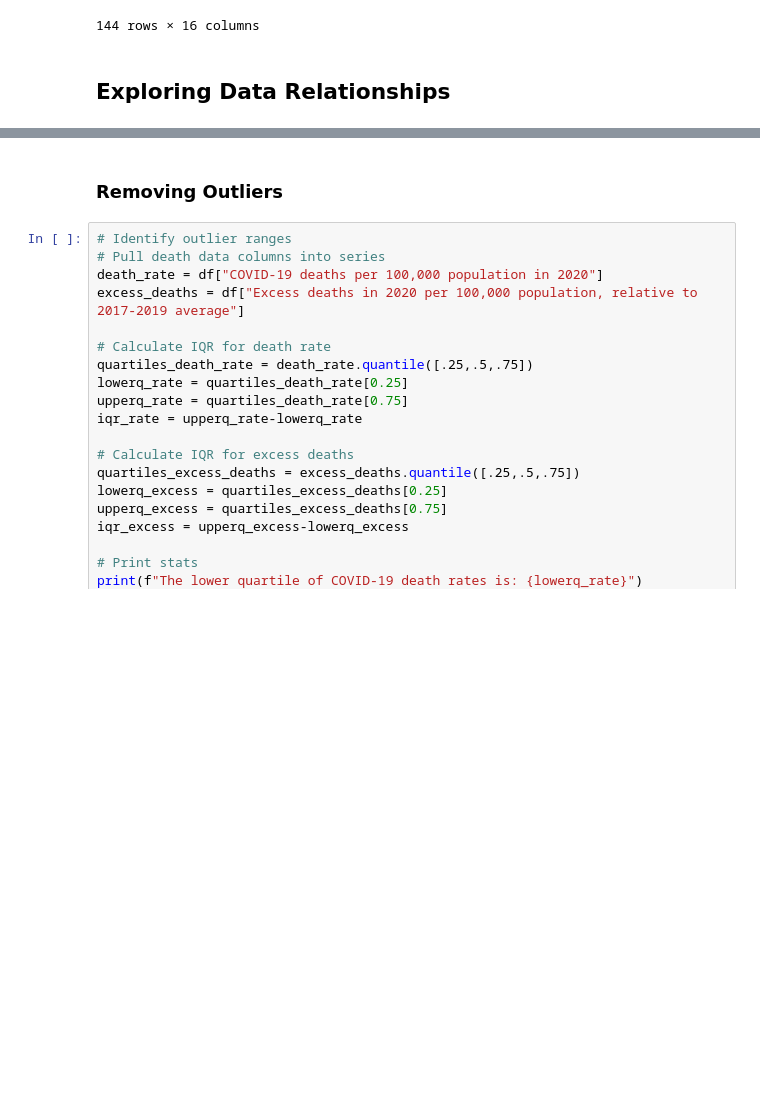
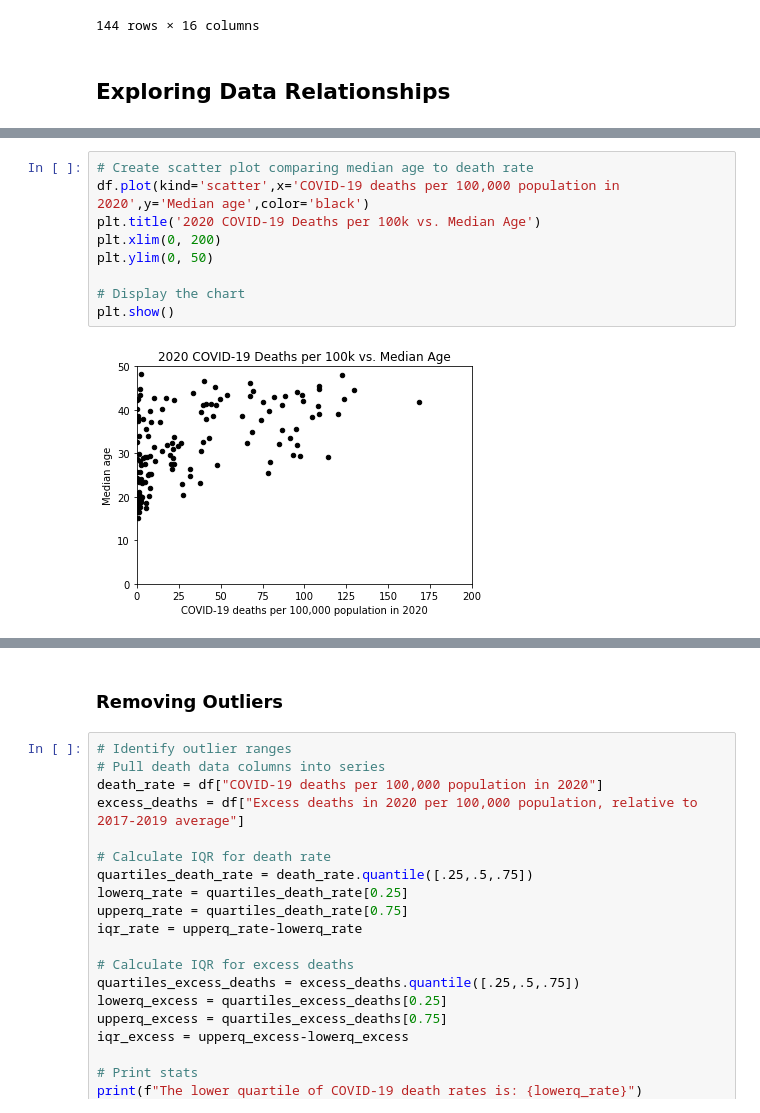
Before and after one commit to sydnipierce/butler-groupD-project1, a Jupyter notebook: Analysis/data_expl_cleansing.ipynb, the cells around one changed output, grey strips where cells are left out. Saved outputs shown, nothing was run; the diff lists cells and outputs as text; blank space fills up the shorter version.

```diff
--- a/Analysis/data_expl_cleansing.ipynb
+++ b/Analysis/data_expl_cleansing.ipynb
@@ -160,0 +174,11 @@ plt.show()
+# %%
+# Create scatter plot comparing median age to death rate
+df.plot(kind='scatter',x='COVID-19 deaths per 100,000 population in 2020',y='Median age',color='black')
+plt.title('2020 COVID-19 Deaths per 100k vs. Median Age')
+plt.xlim(0, 200)
+plt.ylim(0, 50)
+
+# Display the chart
+plt.show()
+# %% [output]
+[figure, added]
```
Also changed, not shown: parts of 12 cells of this notebook.
